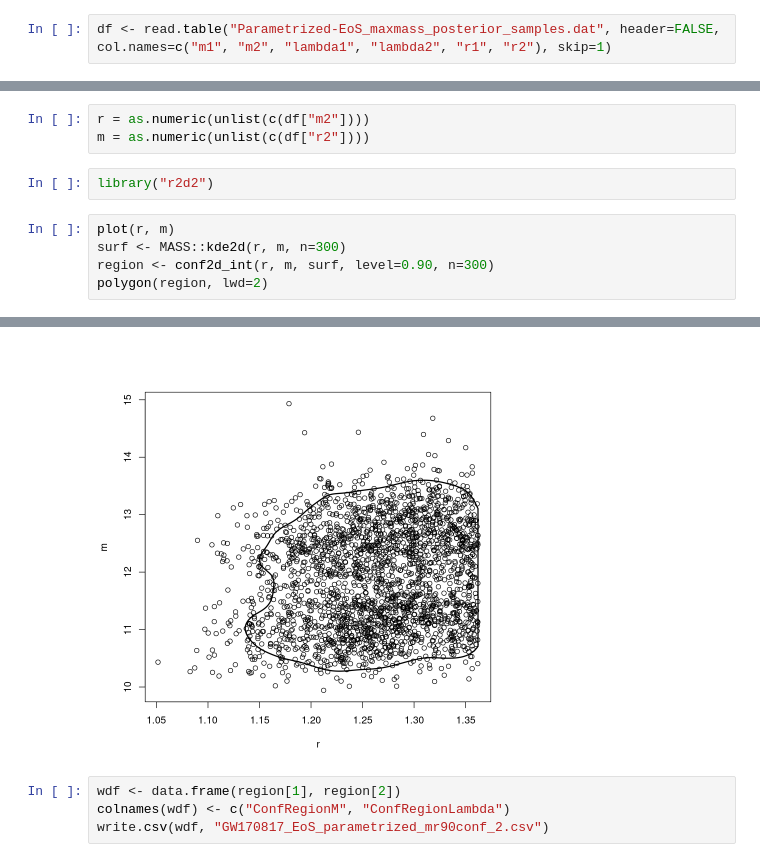
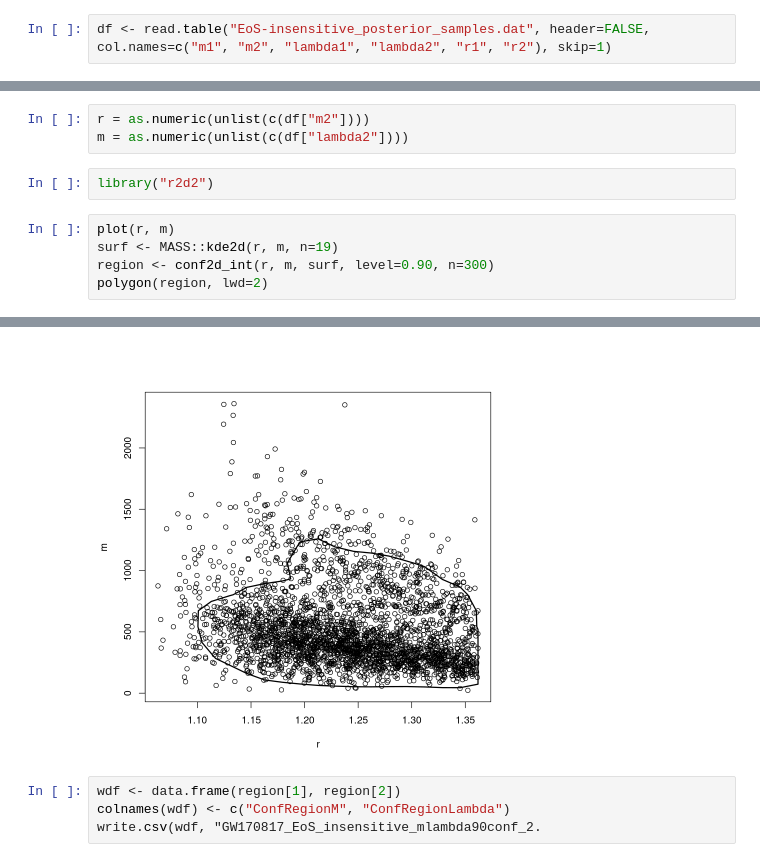
Before and after one commit to SunkPlane29/bandas_exp, a Jupyter notebook: confidence_r.ipynb, the cells around one changed output, grey strips where cells are left out. Cells and saved outputs as stored; diff of their text form.

```diff
--- a/confidence_r.ipynb
+++ b/confidence_r.ipynb
@@ -1,5 +1,5 @@
 # %%
-df <- read.table("Parametrized-EoS_maxmass_posterior_samples.dat", header=FALSE, col.names=c("m1", "m2", "lambda1", "lambda2", "r1", "r2"), skip=1)
+df <- read.table("EoS-insensitive_posterior_samples.dat", header=FALSE, col.names=c("m1", "m2", "lambda1", "lambda2", "r1", "r2"), skip=1)
 # %%
 df
 # %% [output]
@@ -25,11 +25,11 @@ A data.frame: 2396 × 6
 # %%
 r = as.numeric(unlist(c(df["m2"])))
-m = as.numeric(unlist(c(df["r2"])))
+m = as.numeric(unlist(c(df["lambda2"])))
 # %%
 library("r2d2")
 # %%
 plot(r, m)
-surf <- MASS::kde2d(r, m, n=300)
+surf <- MASS::kde2d(r, m, n=19)
 region <- conf2d_int(r, m, surf, level=0.90, n=300)
 polygon(region, lwd=2)
 # %% [output]
@@ -36,5 +50,5 @@ polygon(region, lwd=2)
-[figure, old version]
+[figure, new version]
 # %%
 wdf <- data.frame(region[1], region[2])
 colnames(wdf) <- c("ConfRegionM", "ConfRegionLambda")
-write.csv(wdf, "GW170817_EoS_parametrized_mr90conf_2.csv")
+write.csv(wdf, "GW170817_EoS_insensitive_mlambda90conf_2.
```
Also changed, not shown: parts of 2 cells of this notebook, 1 other file.
